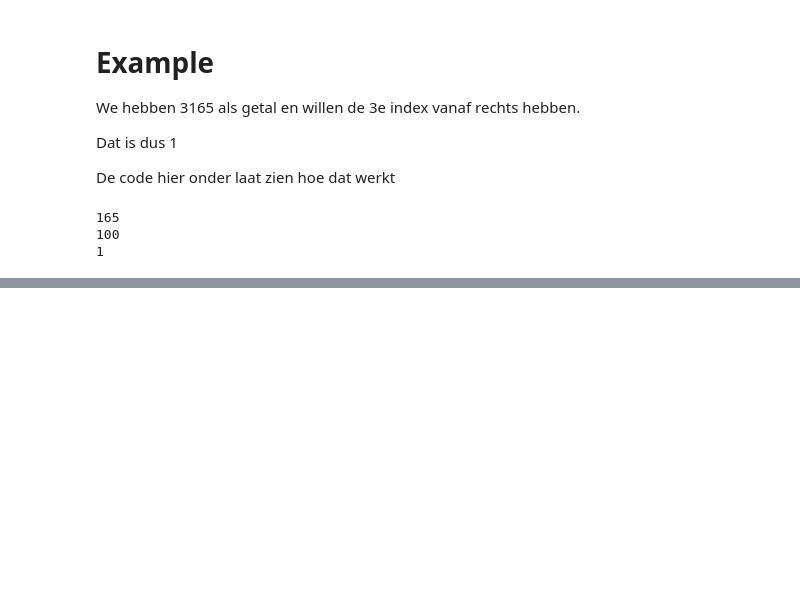
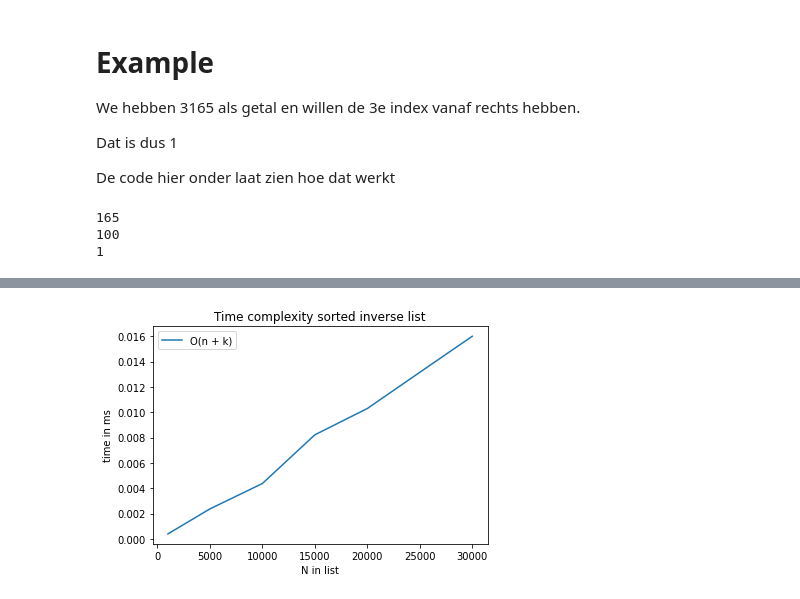
Before and after one commit to RichardDev01/HiPoPo-2021-hpp, a Jupyter notebook: Notebooks/Inleveropgave 1. Bucket Sort.ipynb, the cells around one changed output, grey strips where cells are left out. Cells and saved outputs as stored; diff of their text form; code cells hidden in the pictures; blank space fills up the shorter version.

```diff
--- a/Notebooks/Inleveropgave 1. Bucket Sort.ipynb
+++ b/Notebooks/Inleveropgave 1. Bucket Sort.ipynb
@@ -134,0 +248,12 @@ print(bucket_sort(lijst_gatelen))
+# %%
+list1kin =  [i for i in range(1000)][::-1]
+list5kin =  [i for i in range(5000)][::-1]
+list10kin = [i for i in range(10000)][::-1]
+list15kin = [i for i in range(15000)][::-1]
+list20kin = [i for i in range(20000)][::-1]
+list25kin = [i for i in range(25000)][::-1]
+list30kin = [i for i in range(30000)][::-1]
+
+sortedlistsin = [list1kin,list5kin,list10kin,list15kin,list20kin,list25kin,list30kin]
+# %%
+time_complex_data_sortedin = get_time_complex(sortedlistsin)
@@ -134,0 +270,6 @@ print(bucket_sort(lijst_gatelen))
+# %%
+ax3 = sns.lineplot(data = time_complex_data_sortedin, legend ="auto",label='O(n + k)',markers=True, dashes=False)
+ax3.set(xlabel='N in list', ylabel='time in ms', title ='Time complexity sorted inverse list')
+plt.show()
+# %% [output]
+[figure, added]
```
Also changed, not shown: parts of 35 cells of this notebook.
